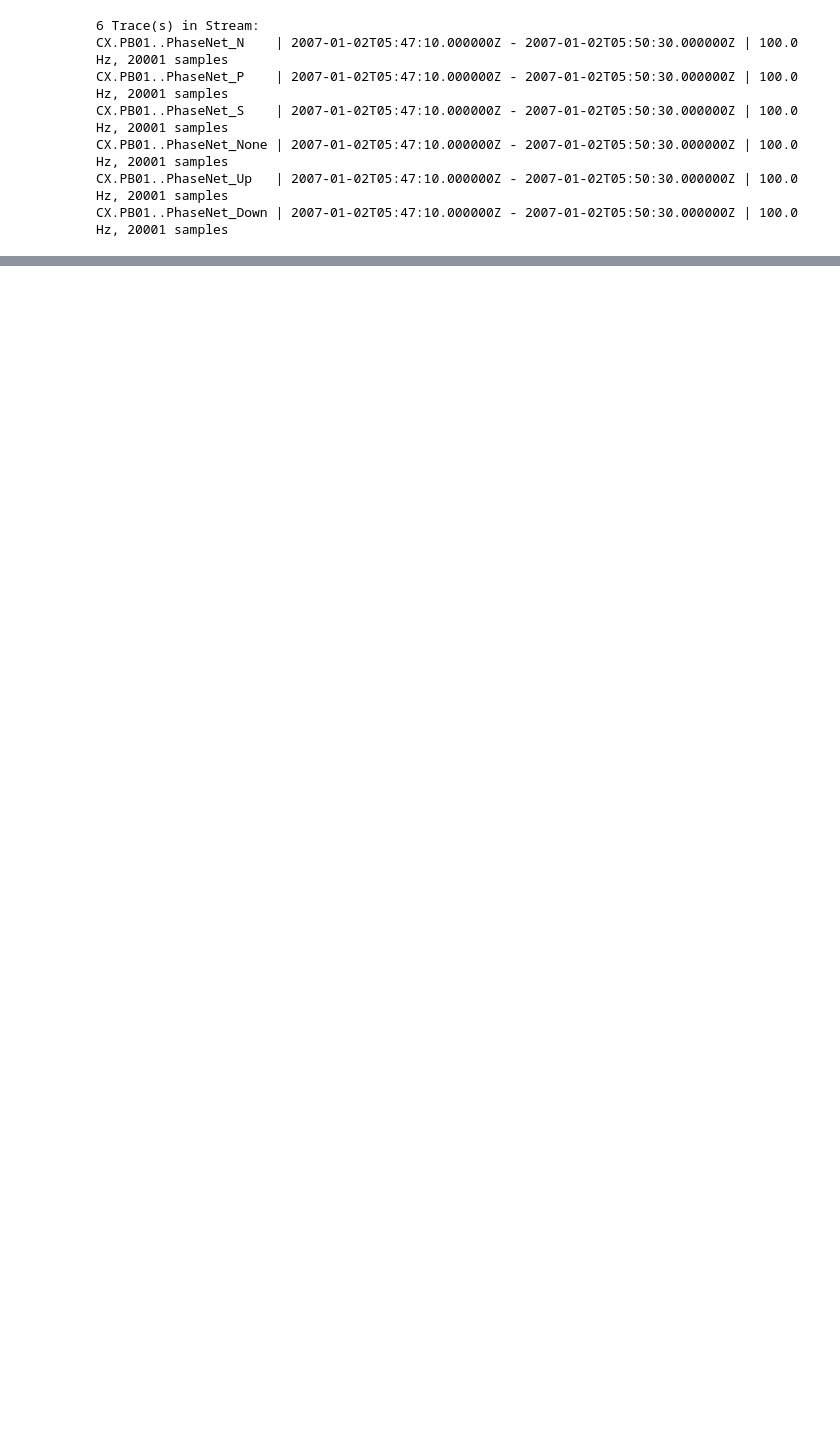
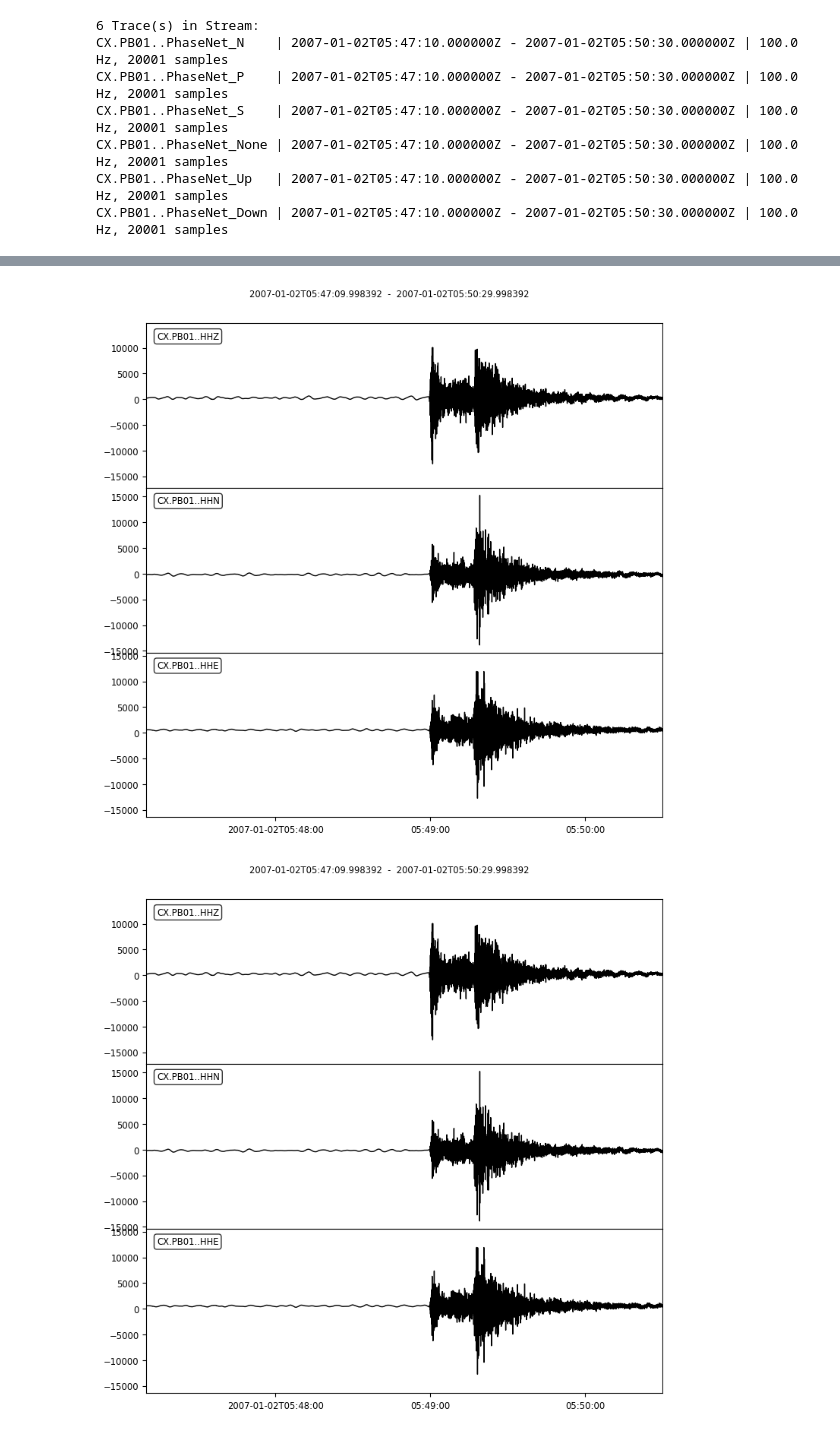
Before and after one commit to wangsteam/EQNet, a Jupyter notebook: notebooks/sb_integration.ipynb, the cells around one changed output, grey strips where cells are left out. Cells and saved outputs as stored; diff of their text form; code cells hidden in the pictures; blank space fills up the shorter version.

```diff
--- a/notebooks/sb_integration.ipynb
+++ b/notebooks/sb_integration.ipynb
@@ -54,0 +68,5 @@ ann.plot()
+# %%
+stream.plot()
+# %% [output]
+[figure, added]
+[figure, added]
```
Also changed, not shown: parts of 6 cells of this notebook, 1 other file.
